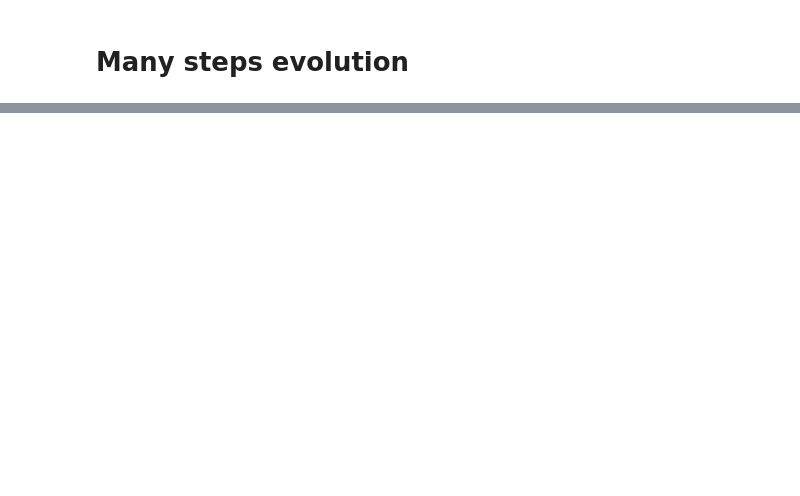
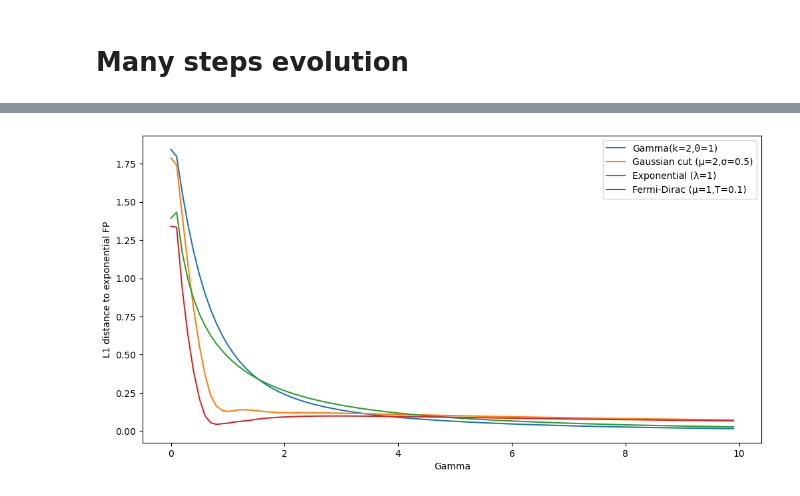
Before and after one commit to cyy020726/Strong-Disorder-Renormalization-Group, a Jupyter notebook: Stefano_SDRG/pdf_decimation_figure.ipynb, the cells around one changed output, grey strips where cells are left out. Cells and saved outputs as stored; diff of their text form; code cells hidden in the pictures; blank space fills up the shorter version.

```diff
--- a/Stefano_SDRG/pdf_decimation_figure.ipynb
+++ b/Stefano_SDRG/pdf_decimation_figure.ipynb
@@ -258,0 +345,11 @@ plt.show()
+# %%
+plt.figure(figsize=(12,6))
+for name, data in results.items():
+    plt.plot(data["Gamma"], data["Error"], label=name)
+plt.xlabel("Gamma")
+plt.ylabel("L1 distance to exponential FP")
+plt.legend()
+# plt.grid()
+plt.show()
+# %% [output]
+[figure, added]
```
Also changed, not shown: parts of 17 cells of this notebook, 2 other files.
